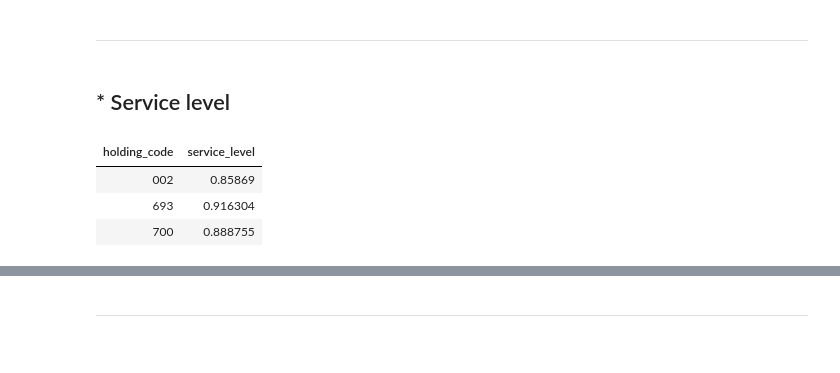
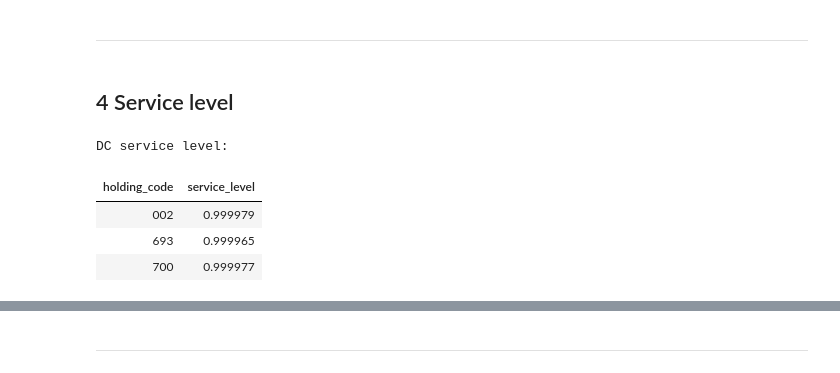
Before and after one commit to PPPPParadise/Carrefour-China-Supply-Chain-Forecast, a Jupyter notebook: demand_forecast_kpi_measurement/a001-auto-monitor-checks.ipynb, the cells around one changed output, grey strips where cells are left out. Saved outputs shown, nothing was run; the diff lists cells and outputs as text; code cells hidden in the pictures.

```diff
--- a/demand_forecast_kpi_measurement/a001-auto-monitor-checks.ipynb
+++ b/demand_forecast_kpi_measurement/a001-auto-monitor-checks.ipynb
@@ -170,0 +154,6 @@ where
+# %%
+sl_dc = read_query_and_fetch(
+    'Queries/kpi_service_level.sql',
+    database_name='vartefact', date_start=SERVICE_LEVEL_START, date_end=SERVICE_LEVEL_END,
+    kudu_replace={'lfms.daily_dctrxn': 'lfms_daily_dctrxn', 'lfms.ord': 'lfms_ord'}
+)
@@ -384,24 +378,27 @@ Today is not Sunday. Will not calculate consistency.
 # %% [markdown]
 ---
 # %% [markdown]
-## * Service level
+## 4 Service level
 # %%
 # sl.head(3)
 # %%
-def show_service_level(df):
+def show_service_level_dc(df):
     df1 = df.copy()
     for col in ['trxn_qty_sum', 'basic_order_qty_sum', 'service_level']:
         df1[col] = df1[col].astype('f8')
     # df2 = df1.groupby(['dept_code', 'item_code', 'sub_code', 'holding_code'])[['trxn_qty_sum', 'basic_order_qty_sum']].sum().reset_index()
     # df2['service_level'] = df2['trxn_qty_sum'] / (df2['basic_order_qty_sum'] + 1.e-6)
     # df2 = df2.rename(columns={'trxn_qty_sum': 'received_qty_sum', 'basic_order_qty_sum': 'ordered_qty_sum'})
-    df1 = df1.rename(columns={'trxn_qty_sum': 'received_qty_sum', 'basic_order_qty_sum': 'ordered_qty_sum'})
+    df1 = df1.rename(columns={'trxn_qty_sum': 'received_qty_sum',
+                              'basic_order_qty_sum': 'ordered_qty_sum'})
     df1.to_excel('report_service_level_dc_item.xlsx', index=False)
     return df1.groupby('holding_code')[['service_level']].mean().reset_index().style.hide_index()
-# %%
-show_service_level(sl)
-# %% [output]
-| holding_code | service_level |
-| 002 | 0.85869 |
-| 693 | 0.916304 |
-| 700 | 0.888755 |
+# %%
+print('DC service level:')
+show_service_level_dc(sl_dc)
+# %% [output]
+DC service level:
+| holding_code | service_level |
+| 002 | 0.999979 |
+| 693 | 0.999965 |
+| 700 | 0.999977 |
```
Also changed, not shown: parts of 16 cells of this notebook.
